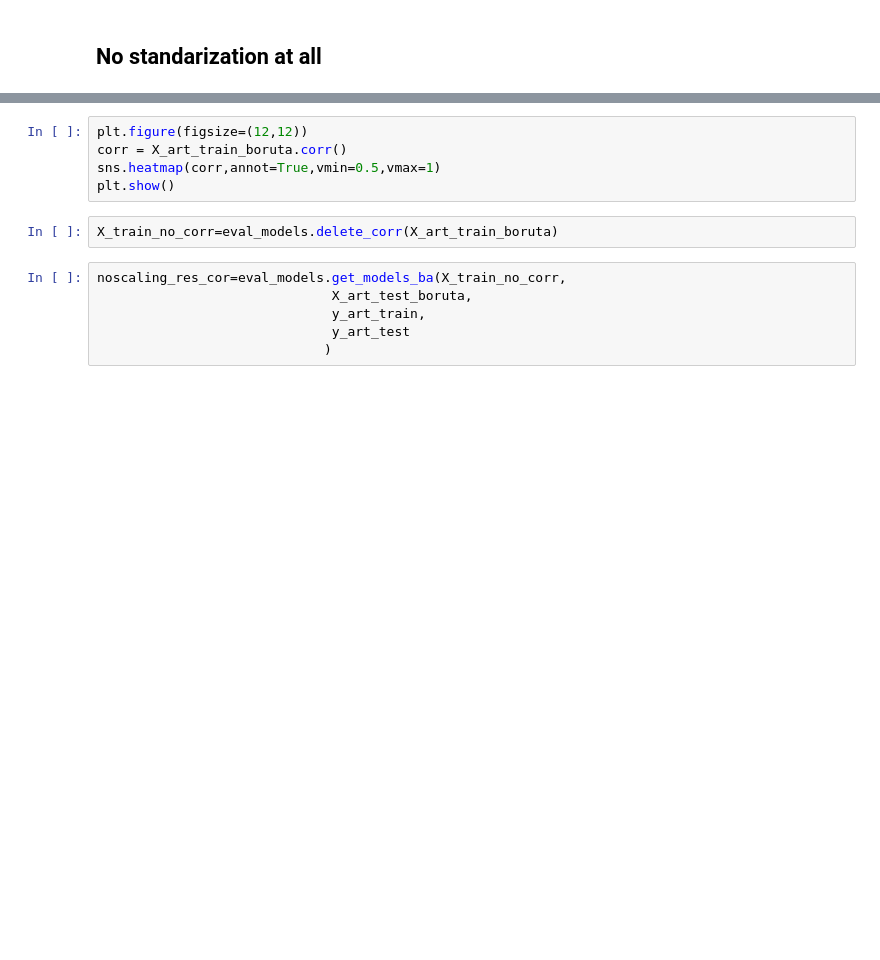
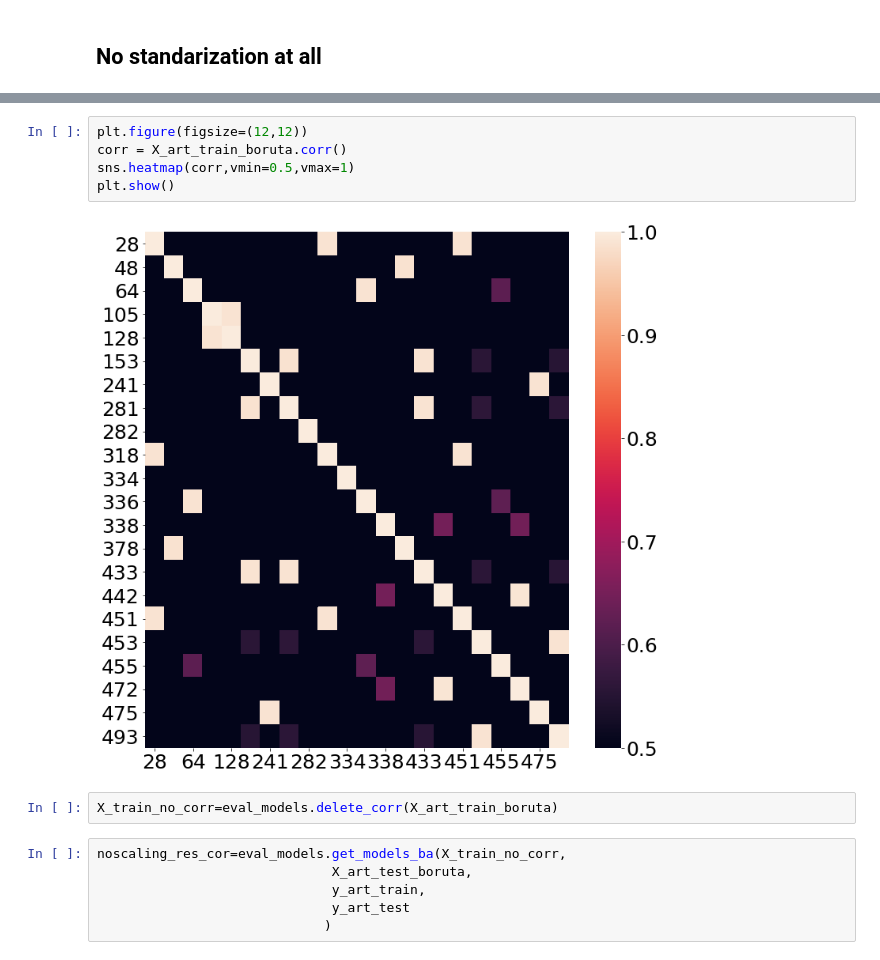
Before and after one commit to pawel99k/AML2022, a Jupyter notebook: Project2/Python_scripts/Boruta-artificial.ipynb, the cells around one changed output, grey strips where cells are left out. Cells and saved outputs as stored; diff of their text form; blank space fills up the shorter version.

```diff
--- a/Project2/Python_scripts/Boruta-artificial.ipynb
+++ b/Project2/Python_scripts/Boruta-artificial.ipynb
@@ -33,8 +40,10 @@ noscaling_res=eval_models.get_models_ba(X_art_train_boruta,
 # %%
 plt.figure(figsize=(12,12))
 corr = X_art_train_boruta.corr()
-sns.heatmap(corr,annot=True,vmin=0.5,vmax=1)
+sns.heatmap(corr,vmin=0.5,vmax=1)
 plt.show()
+# %% [output]
+[figure, added]
 # %%
 X_train_no_corr=eval_models.delete_corr(X_art_train_boruta)
 # %%
```
Also changed, not shown: parts of 18 cells of this notebook, 2 other files.
